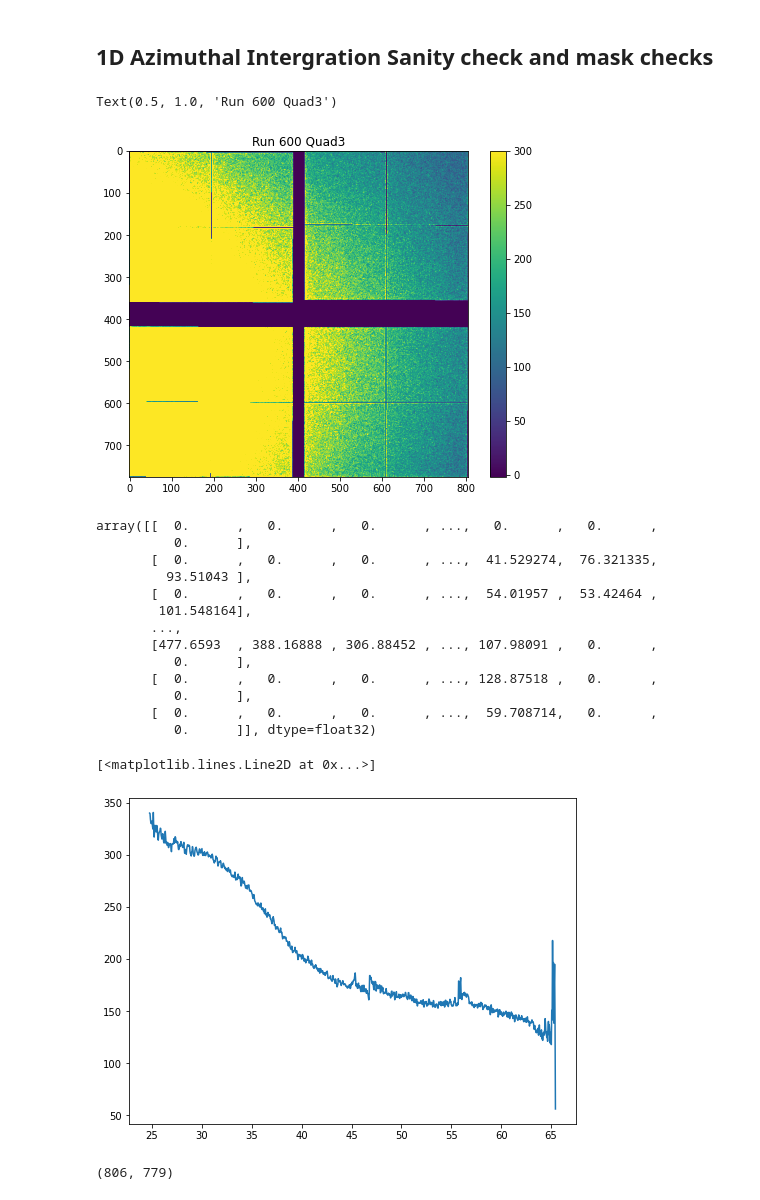
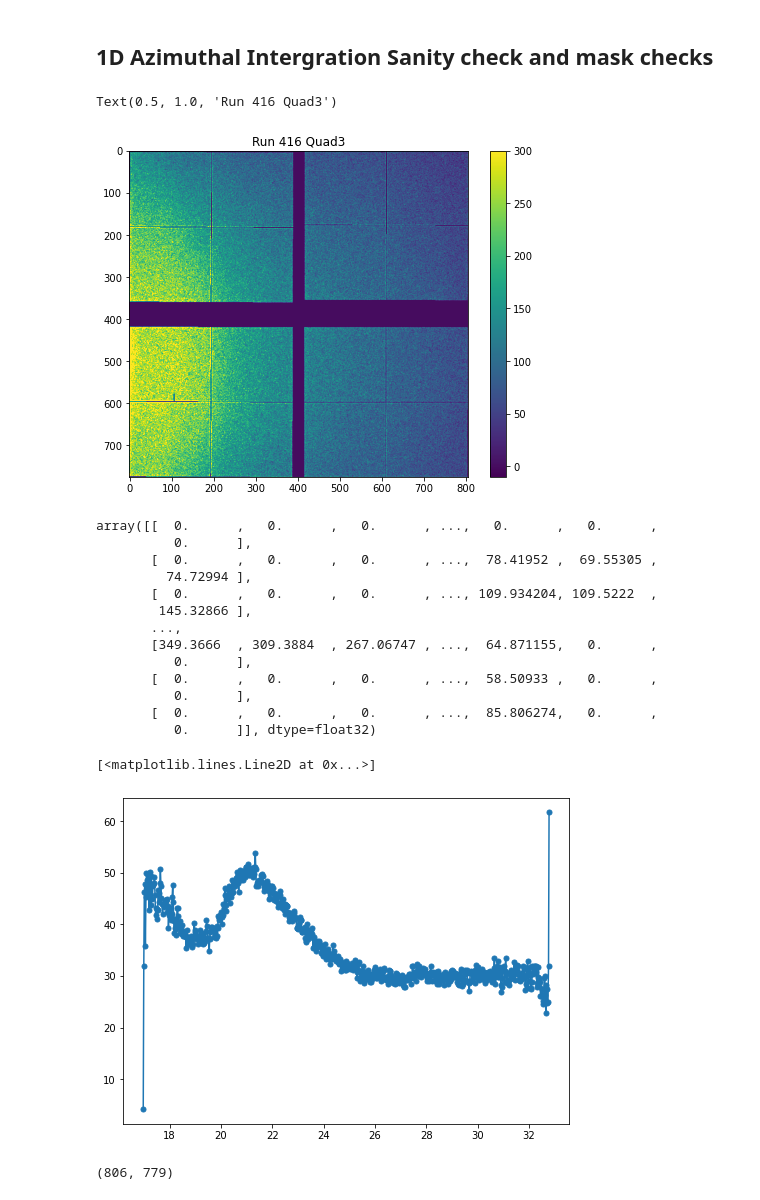
Before and after one commit to meeramadhavi/MEC_XRD_VISAR, a Jupyter notebook: Azimuthal_integration_Meera.ipynb, the cells around one changed output. Drawn from its saved outputs; the diff is of its cells as text; code cells hidden in the pictures.

```diff
--- a/Azimuthal_integration_Meera.ipynb
+++ b/Azimuthal_integration_Meera.ipynb
@@ -71,8 +71,9 @@ else:
 #Runs = [140, 143, 146]#, 149, 152, 157, 160, 163, 166, 169, 173, 176, 182, 185, 179, 237, 240, 243, 249, 252, 255, 260, 263, 270, 273, 276, 282, 285, 288, 291, 294, 297, 300, 305, 311, 313, 316, 319, 327, 330, 336, 333, 339]
 #Runs = [139, 140, 142, 143, 145, 146, 148, 149, 151, 152, 157, 159, 160, 162, 163, 165, 166, 168, 169, 172, 173, 175, 176, 178, 181, 182, 184, 185, 179, 234, 237, 239, 240, 242, 243, 248, 249, 251, 252, 254, 255, 259, 260, 262, 263, 269, 270, 272, 273, 275, 276, 281, 282, 284, 284, 285, 287, 288, 290, 291, 293, 294, 296, 297, 299, 300, 302, 304, 305, 307, 310, 311, 312, 313, 315, 316, 318, 319, 326, 327, 329,  330, 335,  336, 332, 333, 338, 339]
 #Runs = [ 140, 141, 144, 147, 150, 153, 158, 161, 164] #, 141, 144, 147, 150, 153, 158, 161, 164, 419, 446, 460, 600, 612, 615] # what is wrong with 150?
-#Runs = [ 413, 416, 419, 422, 425, 428, 431, 434, 437]
-Runs = [ 446, 600, 612, 615, 606, 609, 603]
+Runs = [ 413, 416, 419, 422, 425, 428, 431, 434, 437]
+#Runs = [ 446, 600, 612, 615, 606, 609, 603]
+#Runs =  [443, 456, 460, 467, 470, 473, 476, 479, 482]
 #Runs = [218, 219]#, 448, 449, 539, 540, 541]#, 67, 70, 88, 116, 117, 118, 127, 128, 129]
 dark_run = [124]
 #Runs = [249, 250, 244]
@@ -357,67 +360,77 @@ plt.imshow(Run_images['Run ' +str(Run)] ['Quad' + str(quad_2_plot)]-dark_run_ima
 plt.colorbar()
 plt.title('Run ' +str(Run) + ' Quad' + str(quad_2_plot))
 # %% [output]
-Text(0.5, 1.0, 'Run 600 Quad3')
+Text(0.5, 1.0, 'Run 416 Quad3')
-[figure, old version]
+[figure, new version]
 # %%
 Run_images['Run ' + str(Runs[0])]['Quad'+ str(Quads[quad_to_look_at])]
 # %% [output]
 array([[  0.      ,   0.      ,   0.      , ...,   0.      ,   0.      ,
           0.      ],
-       [  0.      ,   0.      ,   0.      , ...,  41.529274,  76.321335,
-         93.51043 ],
-       [  0.      ,   0.      ,   0.      , ...,  54.01957 ,  53.42464 ,
-        101.548164],
+       [  0.      ,   0.      ,   0.      , ...,  78.41952 ,  69.55305 ,
+         74.72994 ],
+       [  0.      ,   0.      ,   0.      , ..., 109.934204, 109.5222  ,
+        145.32866 ],
        ...,
-       [477.6593  , 388.16888 , 306.88452 , ..., 107.98091 ,   0.      ,
+       [349.3666  , 309.3884  , 267.06747 , ...,  64.871155,   0.      ,
           0.      ],
-       [  0.      ,   0.      ,   0.      , ..., 128.87518 ,   0.      ,
+       [  0.      ,   0.      ,   0.      , ...,  58.50933 ,   0.      ,
           0.      ],
-       [  0.      ,   0.      ,   0.      , ...,  59.708714,   0.      ,
+       [  0.      ,   0.      ,   0.      , ...,  85.806274,   0.      ,
           0.      ]], dtype=float32)
 # %%
 ## Azimuthal integration
 # mask_1 = images!=0.0 # masks out the low pixels(=0) (areas between the modules)
 
-
-mask_1 = Run_images['Run ' + str(Runs[0])]['Quad'+ str(Quads[quad_to_look_at])]!=0.0 # masks out the low pixels(=0) (areas between the modules) here we care about the c values or the intensity
-mask_2 = Run_images['Run ' + str(Runs[0])]['Quad'+ str(Quads[quad_to_look_at])]<500 ## masks out the hot pixels (>500) (areas between the modules)
-
+i = 1
+quad_to_look_at = 0
+mask_1 = Run_images['Run ' + str(Runs[i])]['Quad'+ str(Quads[quad_to_look_at])]!=0.0 # masks out the low pixels(=0) (areas between the modules) here we care about the c values or the intensity
+mask_2 = Run_images['Run ' + str(Runs[i])]['Quad'+ str(Quads[quad_to_look_at])]<500 ## masks out the hot pixels (>500) (areas between the modules)
+img = Run_images['Run ' + str(Runs[i])]['Quad'+ str(Quads[quad_to_look_at])]
 # x = np.linspace(0, 100, 100)
 # mask_3 = images<line_mask(x)
 
-edge_mask_width = 10
-mask_edge = np.full(np.shape(Run_images['Run ' + str(Runs[0])]['Quad'+ str(Quads[quad_to_look_at])]), True)
+mask_moduleedge0 = np.full(np.shape(img), True)
+mask_moduleedge0[:, 180:190] = False
+mask_moduleedge0[190:205, :] = False
+mask_moduleedge0[:, 590:610] = False    # areas which are false are zeros and true is one.
+mask_moduleedge0[605:620, :] = False
+mask_moduleedge0[380:400, :] = False
+mask_moduleedge0[:, 355:425] = False
+
+
+edge_mask_width = 100
+mask_edge = np.full(np.shape(Run_images['Run ' + str(Runs[i])]['Quad'+ str(Quads[quad_to_look_at])]), True)
 mask_edge[0:edge_mask_width, :] = False
 mask_edge[-edge_mask_width:-1, :] = False
 mask_edge[:, 0:edge_mask_width] = False
 mask_edge[:, -edge_mask_width:-1] = False
 
 if quad_to_look_at == 0:
-    mask = mask_1 & mask_2 & mask_tri & mask_edge
+    mask = mask_1 & mask_2 & mask_tri & mask_edge& mask_moduleedge0
 else:
     mask = mask_1 & mask_2 & mask_edge
 
 
 mask = mask.astype('float')
 
 mask[mask == 0] = np.nan #mask is  a nanmaks ie nans and ones
 
 mask_zeros = mask
 mask_zeros[mask == np.nan] = 0
 
 dark = dark_run_images['Run 124'] ["Quad"+str(quad_to_look_at)]
 
-Integ_results = calib_all['Calib Quad'+str(quad_to_look_at)].integrate1d(Run_images['Run ' + str(Runs[0])]['Quad'+ str(Quads[quad_to_look_at])]*mask-dark, 1000, unit= "2th_deg")
+Integ_results = calib_all['Calib Quad'+str(quad_to_look_at)].integrate1d(Run_images['Run ' + str(Runs[i])]['Quad'+ str(Quads[quad_to_look_at])]*mask-dark, 1000, unit= "2th_deg")
 
 x = Integ_results[0]
 y = Integ_results[1]
 y[y == 0] = np.nan
 
-plt.plot(x, y)
+plt.plot(x, y, 'o-', markersize = 5)
 # %% [output]
 [<matplotlib.lines.Line2D at 0x...>]
-[figure, old version]
+[figure, new version]
 # %%
 np.shape(mask_tri)
 # %% [output]
```
Also changed, not shown: parts of 31 cells of this notebook.
